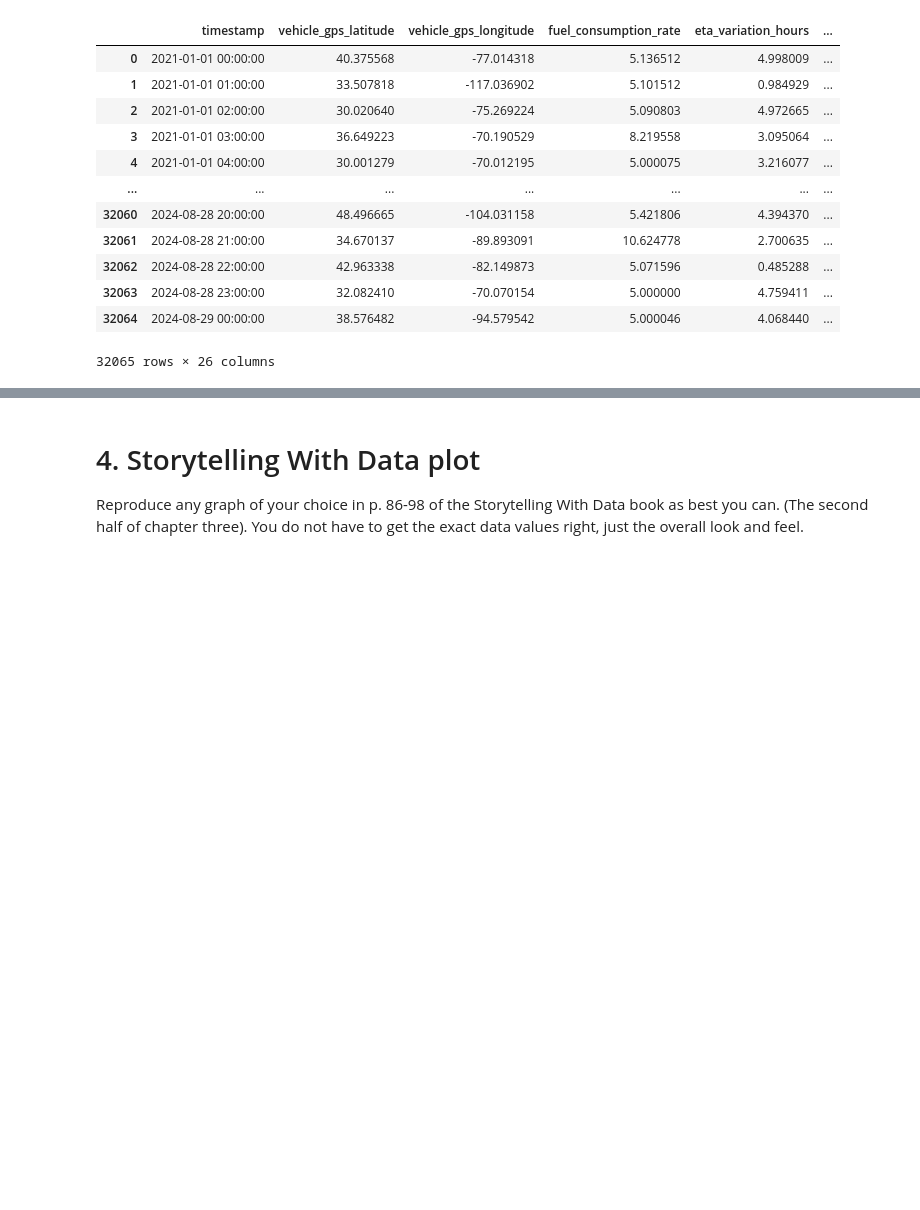
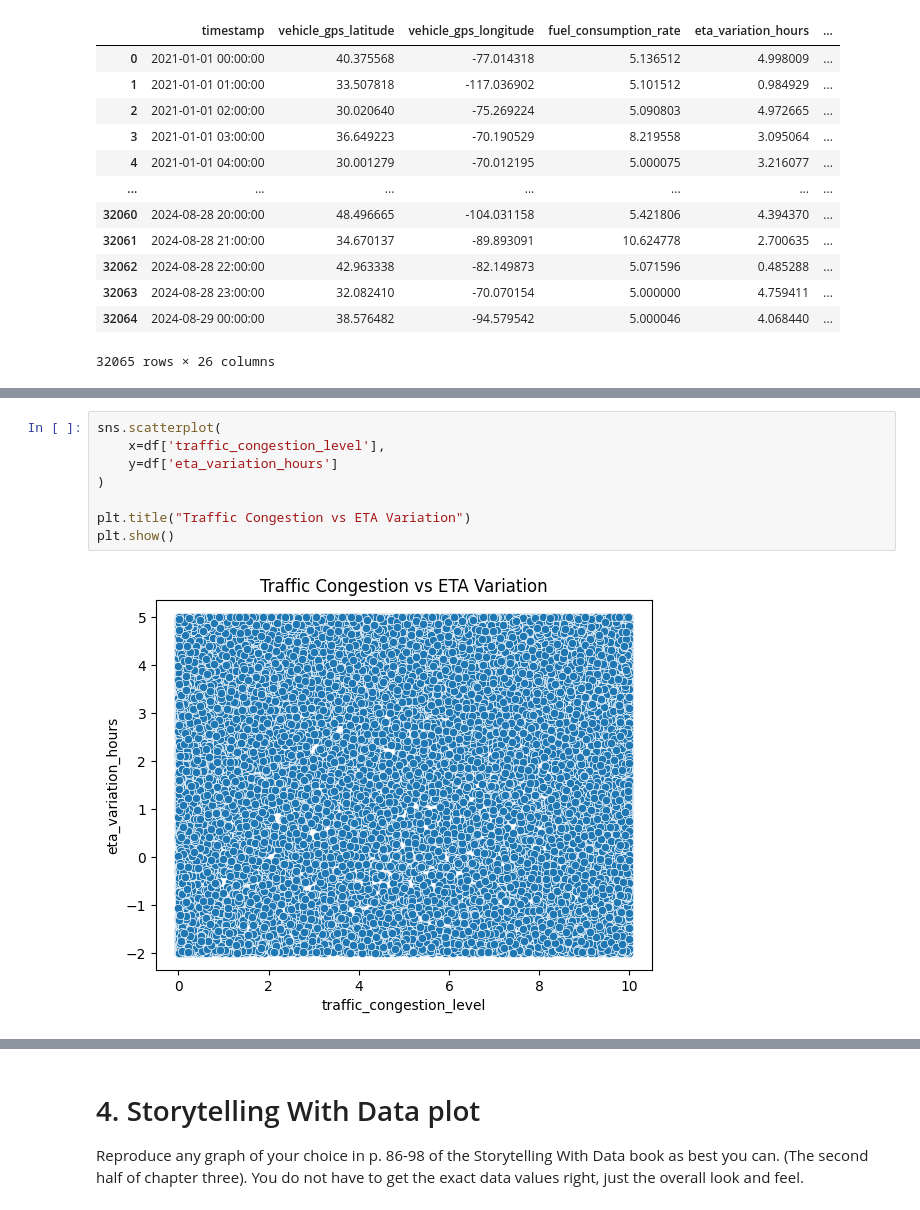
Before and after one commit to akamatt1/OMDS-ModB2-WeeklyAssignments, a Jupyter notebook: OMDS-ModB2-Week6-Affum-Matt.ipynb, the cells around one changed output, grey strips where cells are left out. Cells and saved outputs as stored; diff of their text form; blank space fills up the shorter version.

```diff
--- a/OMDS-ModB2-Week6-Affum-Matt.ipynb
+++ b/OMDS-ModB2-Week6-Affum-Matt.ipynb
@@ -83,0 +152,10 @@ df
+# %%
+sns.scatterplot(
+    x=df['traffic_congestion_level'],
+    y=df['eta_variation_hours']
+)
+
+plt.title("Traffic Congestion vs ETA Variation")
+plt.show()
+# %% [output]
+[figure, added]
```
Also changed, not shown: parts of 14 cells of this notebook, 1 other file.
